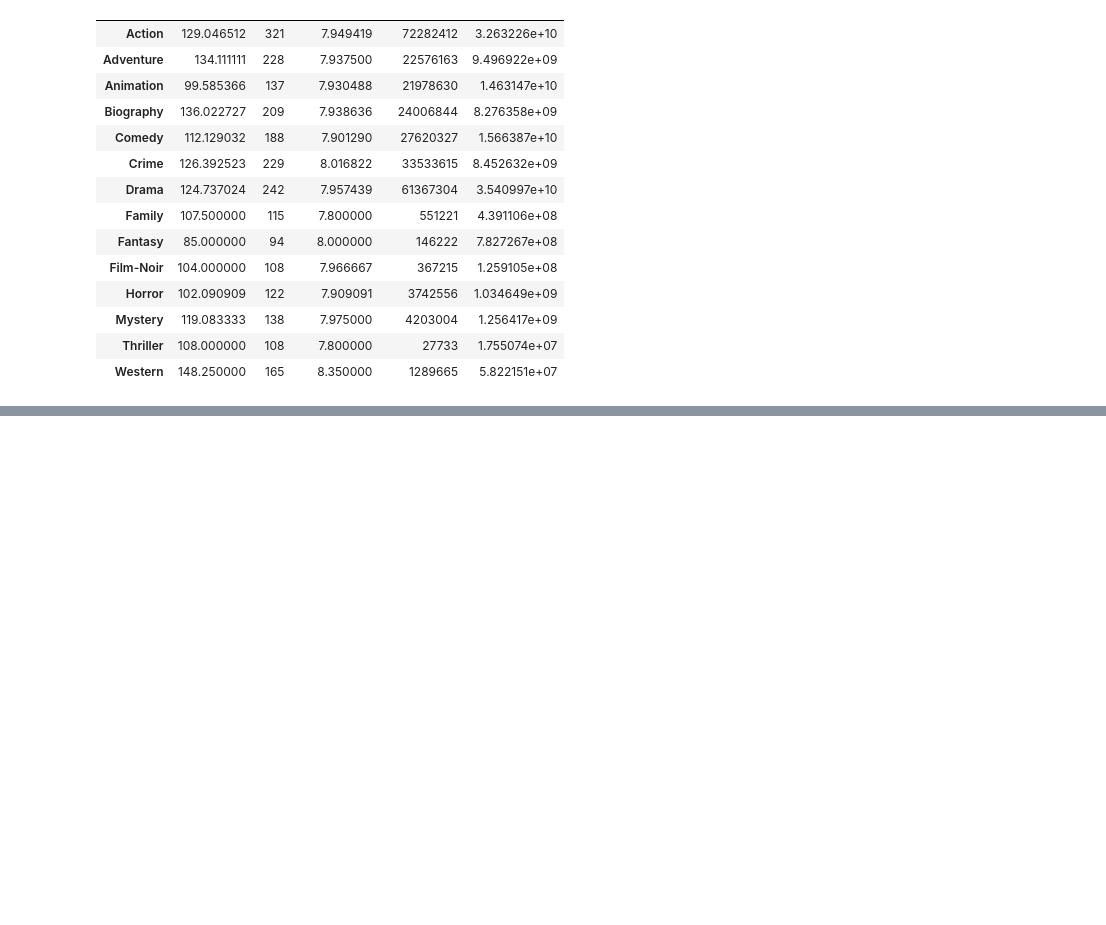
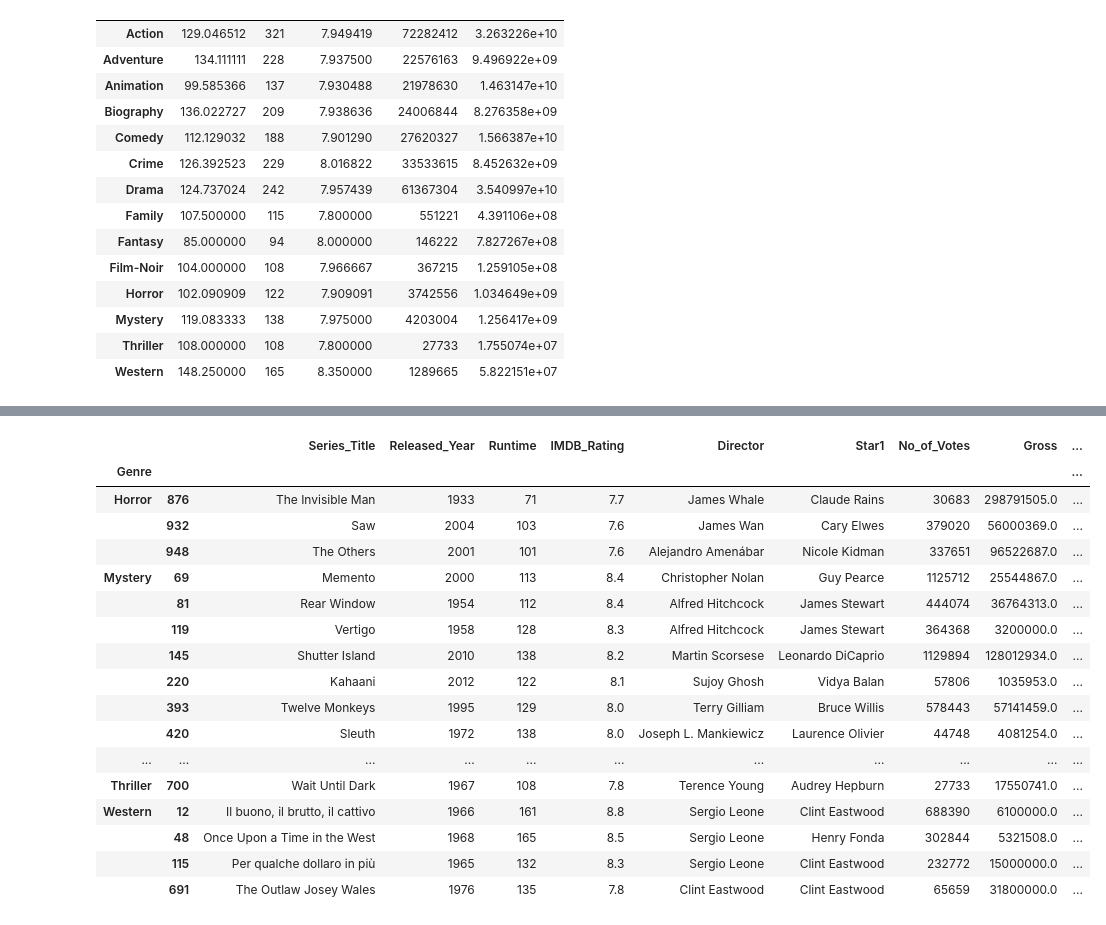
Before and after one commit to mohdayan3060-web/Python-Fundamentals-, a Jupyter notebook: Pandas/pandas_dataframe.ipynb, the cells around one changed output, grey strips where cells are left out. Saved outputs shown, nothing was run; the diff lists cells and outputs as text; code cells hidden in the pictures; blank space fills up the shorter version.

```diff
--- a/Pandas/pandas_dataframe.ipynb
+++ b/Pandas/pandas_dataframe.ipynb
@@ -900,3 +878,8 @@ Genre.agg(
 | Western | 148.250000 | 165 | 8.350000 | 1289665 | 5.822151e+07 |
 # %%
 #how to run loops on groupby
+for group,data in Genre:
+    print(type(group))#string
+    print(type(data)) #dataframe (object)
+    print(data)
+    print(data[data['IMDB_Rating']==data['IMDB_Rating'].max()])
@@ -903,7 +904,12 @@ Genre.agg(
 # %% [markdown]
 <!-- split (apply) combine stredgy   -->
 # %%
-Genre.apply(min)
+#highest rated movie in each Gener
+Genre.IMDB_Rating.max()
 
-#find the no of movie starting with A for each group
+# using loop
+for group,data in Genre:
+    print(data[data['IMDB_Rating']==data['IMDB_Rating'].max()])
+
+#appending in dataframe
 # %% [output]
@@ -925,0 +963,26 @@ dtype: str
+# %%
+# find the rank of each group according to IMDB rating
+def rank_movie(group):
+    group['genre_Rank']=group['IMDB_Rating'].rank(ascending=False)
+    return group
+
+Genre.apply(rank_movie).tail(20)
+# %% [output]
+|  |  | Series_Title | Released_Year | Runtime | IMDB_Rating | Director | Star1 | No_of_Votes | Gross | ... |
+| Genre |  |  |  |  |  |  |  |  |  | ... |
+| Horror | 876 | The Invisible Man | 1933 | 71 | 7.7 | James Whale | Claude Rains | 30683 | 298791505.0 | ... |
+|  | 932 | Saw | 2004 | 103 | 7.6 | James Wan | Cary Elwes | 379020 | 56000369.0 | ... |
+|  | 948 | The Others | 2001 | 101 | 7.6 | Alejandro Amenábar | Nicole Kidman | 337651 | 96522687.0 | ... |
+| Mystery | 69 | Memento | 2000 | 113 | 8.4 | Christopher Nolan | Guy Pearce | 1125712 | 25544867.0 | ... |
+|  | 81 | Rear Window | 1954 | 112 | 8.4 | Alfred Hitchcock | James Stewart | 444074 | 36764313.0 | ... |
+|  | 119 | Vertigo | 1958 | 128 | 8.3 | Alfred Hitchcock | James Stewart | 364368 | 3200000.0 | ... |
+|  | 145 | Shutter Island | 2010 | 138 | 8.2 | Martin Scorsese | Leonardo DiCaprio | 1129894 | 128012934.0 | ... |
+|  | 220 | Kahaani | 2012 | 122 | 8.1 | Sujoy Ghosh | Vidya Balan | 57806 | 1035953.0 | ... |
+|  | 393 | Twelve Monkeys | 1995 | 129 | 8.0 | Terry Gilliam | Bruce Willis | 578443 | 57141459.0 | ... |
+|  | 420 | Sleuth | 1972 | 138 | 8.0 | Joseph L. Mankiewicz | Laurence Olivier | 44748 | 4081254.0 | ... |
+| ... | ... | ... | ... | ... | ... | ... | ... | ... | ... | ... |
+| Thriller | 700 | Wait Until Dark | 1967 | 108 | 7.8 | Terence Young | Audrey Hepburn | 27733 | 17550741.0 | ... |
+| Western | 12 | Il buono, il brutto, il cattivo | 1966 | 161 | 8.8 | Sergio Leone | Clint Eastwood | 688390 | 6100000.0 | ... |
+|  | 48 | Once Upon a Time in the West | 1968 | 165 | 8.5 | Sergio Leone | Henry Fonda | 302844 | 5321508.0 | ... |
+|  | 115 | Per qualche dollaro in più | 1965 | 132 | 8.3 | Sergio Leone | Clint Eastwood | 232772 | 15000000.0 | ... |
+|  | 691 | The Outlaw Josey Wales | 1976 | 135 | 7.8 | Clint Eastwood | Clint Eastwood | 65659 | 31800000.0 | ... |
```
Also changed, not shown: parts of 58 cells of this notebook, 4 other files.
